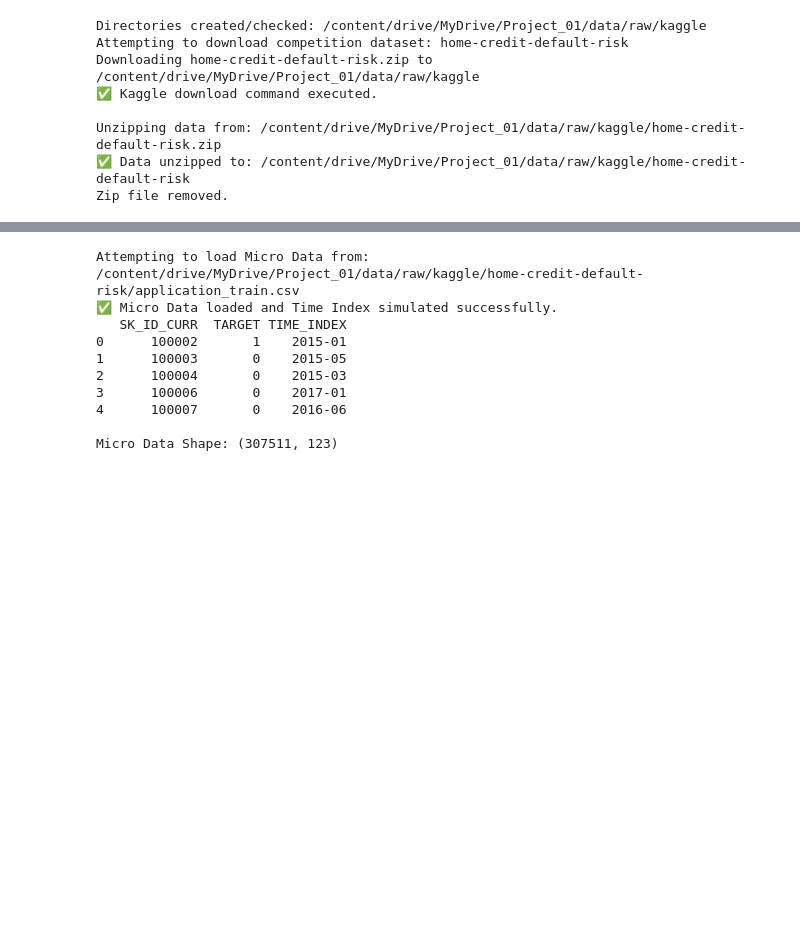
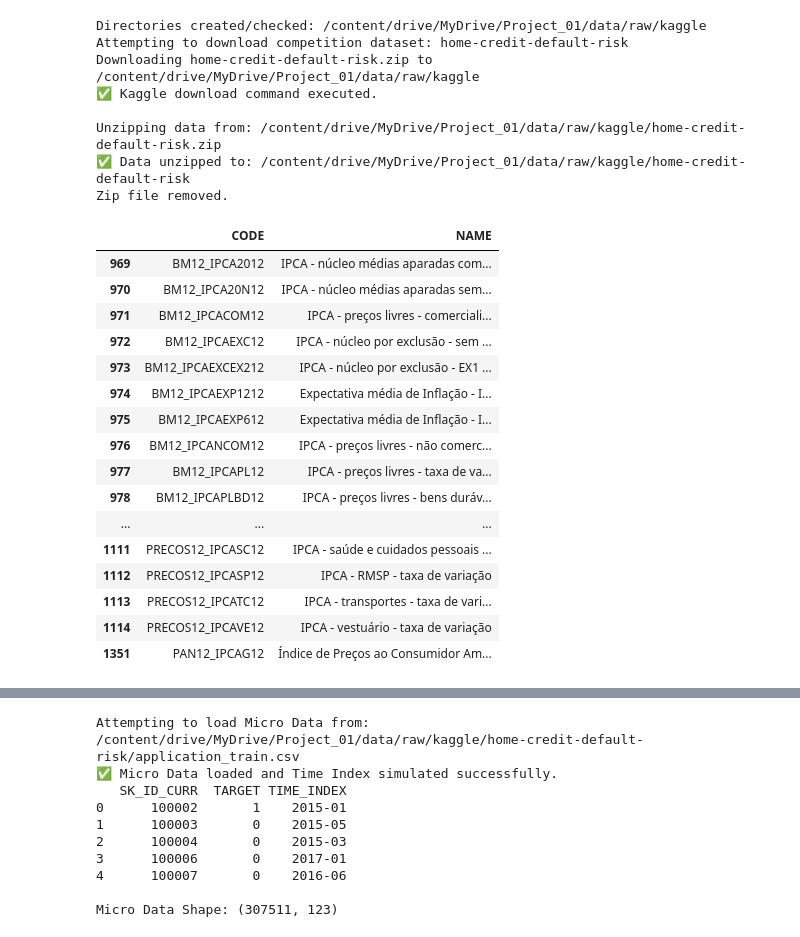
Before and after one commit to Lubraca/Supervised_ML_Models, a Jupyter notebook: Classification/Loan_Default_Prediction/Project_01/01_Data_Load_EDA.ipynb, the cells around one changed output, grey strips where cells are left out. Cells and saved outputs as stored; diff of their text form; code cells hidden in the pictures; blank space fills up the shorter version.

```diff
--- a/Classification/Loan_Default_Prediction/Project_01/01_Data_Load_EDA.ipynb
+++ b/Classification/Loan_Default_Prediction/Project_01/01_Data_Load_EDA.ipynb
@@ -120,3 +125,23 @@ Downloading home-credit-default-risk.zip to /content/drive/MyDrive/Project_01/da
 Unzipping data from: /content/drive/MyDrive/Project_01/data/raw/kaggle/home-credit-default-risk.zip
 ✅ Data unzipped to: /content/drive/MyDrive/Project_01/data/raw/kaggle/home-credit-default-risk
 Zip file removed.
+# %%
+ip.list_series('IPCA')
+# %% [output]
+|  | CODE | NAME |
+| 969 | BM12_IPCA2012 | IPCA - núcleo médias aparadas com... |
+| 970 | BM12_IPCA20N12 | IPCA - núcleo médias aparadas sem... |
+| 971 | BM12_IPCACOM12 | IPCA - preços livres - comerciali... |
+| 972 | BM12_IPCAEXC12 | IPCA - núcleo por exclusão - sem ... |
+| 973 | BM12_IPCAEXCEX212 | IPCA - núcleo por exclusão - EX1 ... |
+| 974 | BM12_IPCAEXP1212 | Expectativa média de Inflação - I... |
+| 975 | BM12_IPCAEXP612 | Expectativa média de Inflação - I... |
+| 976 | BM12_IPCANCOM12 | IPCA - preços livres - não comerc... |
+| 977 | BM12_IPCAPL12 | IPCA - preços livres - taxa de va... |
+| 978 | BM12_IPCAPLBD12 | IPCA - preços livres - bens duráv... |
+| ... | ... | ... |
+| 1111 | PRECOS12_IPCASC12 | IPCA - saúde e cuidados pessoais ... |
+| 1112 | PRECOS12_IPCASP12 | IPCA - RMSP - taxa de variação |
+| 1113 | PRECOS12_IPCATC12 | IPCA - transportes - taxa de vari... |
+| 1114 | PRECOS12_IPCAVE12 | IPCA - vestuário - taxa de variação |
+| 1351 | PAN12_IPCAG12 | Índice de Preços ao Consumidor Am... |
```
Also changed, not shown: parts of 9 cells of this notebook.
